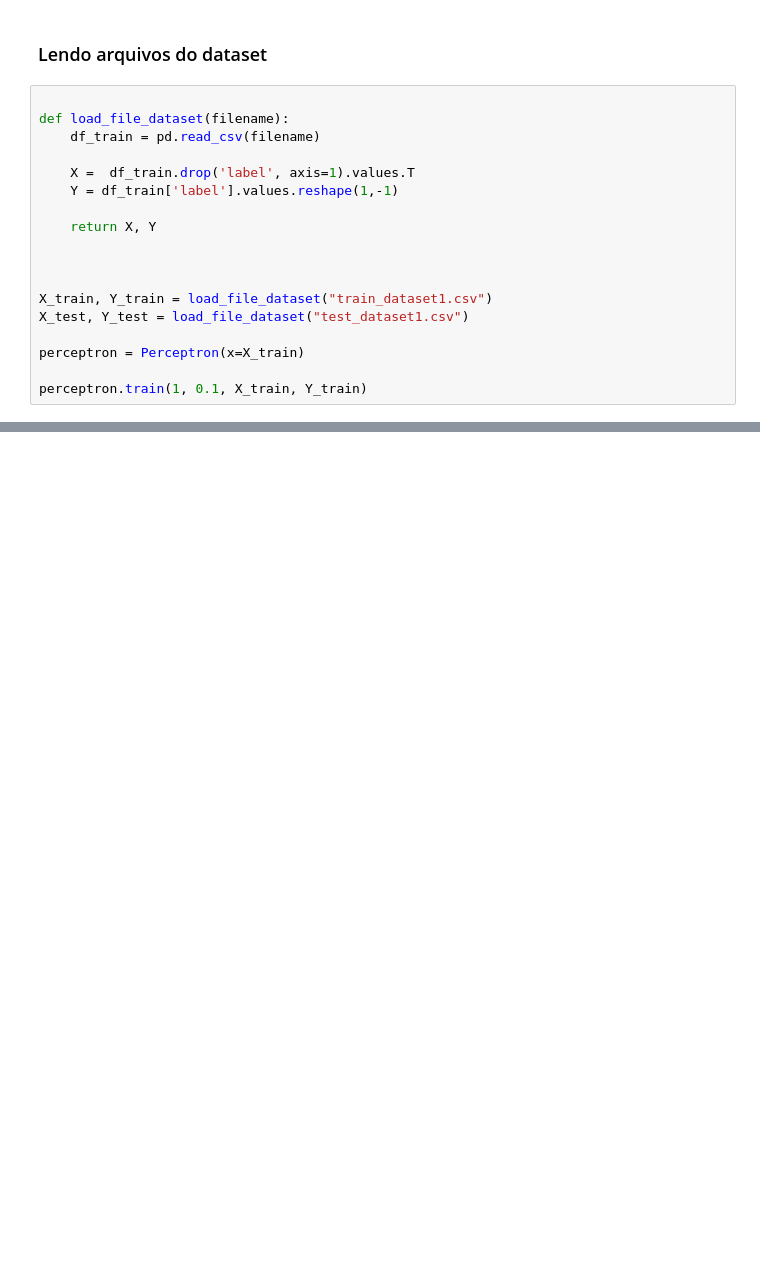
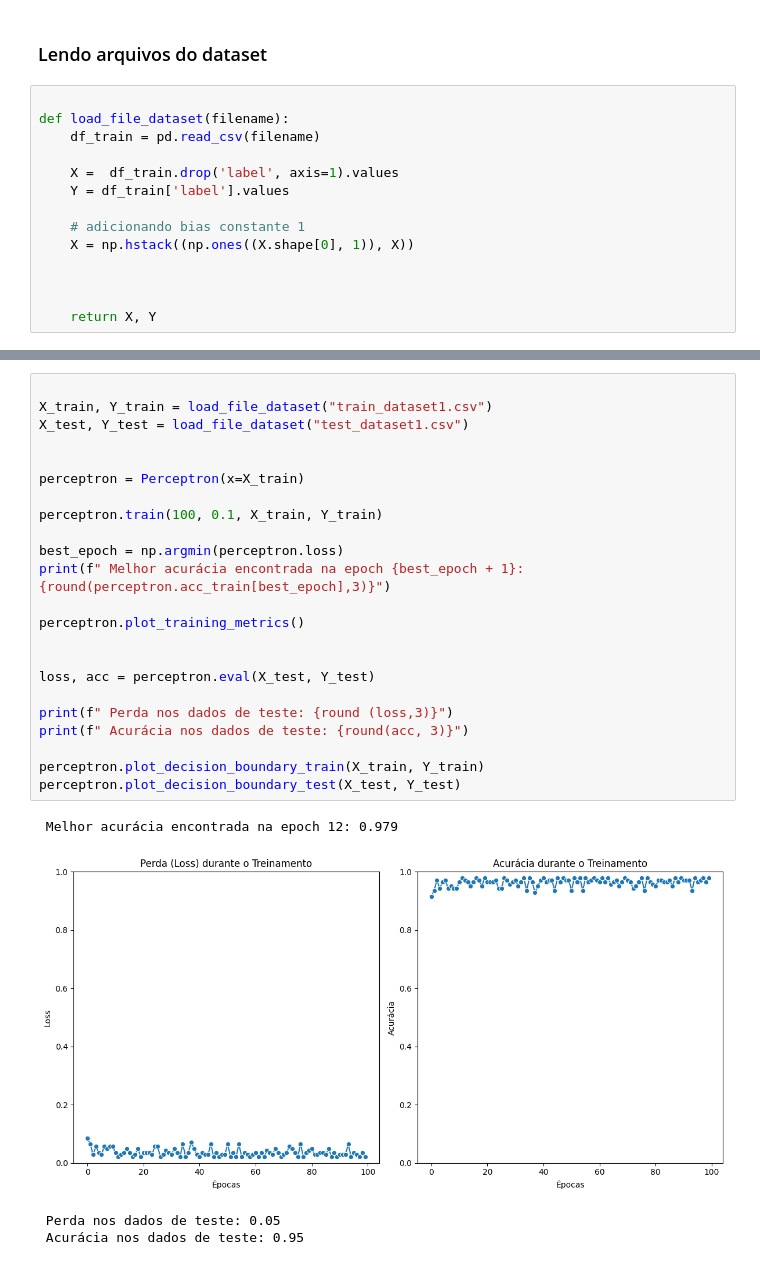
Before and after one commit to WilliamKotoco/university-files, a Jupyter notebook: 7 semester/dnn/perceptron/perceptron.ipynb, the cells around one changed output, grey strips where cells are left out. Drawn from its saved outputs; the diff is of its cells as text; blank space fills up the shorter version.

```diff
--- a/7 semester/dnn/perceptron/perceptron.ipynb
+++ b/7 semester/dnn/perceptron/perceptron.ipynb
@@ -57,16 +202,12 @@ class Perceptron:
 def load_file_dataset(filename):
     df_train = pd.read_csv(filename)
 
-    X =  df_train.drop('label', axis=1).values.T
-    Y = df_train['label'].values.reshape(1,-1)
+    X =  df_train.drop('label', axis=1).values
+    Y = df_train['label'].values
 
-    return X, Y
+    # adicionando bias constante 1
+    X = np.hstack((np.ones((X.shape[0], 1)), X))
 
 
 
-X_train, Y_train = load_file_dataset("train_dataset1.csv")
-X_test, Y_test = load_file_dataset("test_dataset1.csv")
-
-perceptron = Perceptron(x=X_train)
-
-perceptron.train(1, 0.1, X_train, Y_train)
+    return X, Y
@@ -81,0 +218,28 @@ perceptron.train(1, 0.1, X_train, Y_train)
+# %%
+
+X_train, Y_train = load_file_dataset("train_dataset1.csv")
+X_test, Y_test = load_file_dataset("test_dataset1.csv")
+
+
+perceptron = Perceptron(x=X_train)
+
+perceptron.train(100, 0.1, X_train, Y_train)
+
+best_epoch = np.argmin(perceptron.loss)
+print(f" Melhor acurácia encontrada na epoch {best_epoch + 1}: {round(perceptron.acc_train[best_epoch],3)}")
+
+perceptron.plot_training_metrics()
+
+
+loss, acc = perceptron.eval(X_test, Y_test)
+
+print(f" Perda nos dados de teste: {round (loss,3)}")
+print(f" Acurácia nos dados de teste: {round(acc, 3)}")
+
+perceptron.plot_decision_boundary_train(X_train, Y_train)
+perceptron.plot_decision_boundary_test(X_test, Y_test)
+# %% [output]
+ Melhor acurácia encontrada na epoch 12: 0.979
+[figure, added]
+ Perda nos dados de teste: 0.05
+ Acurácia nos dados de teste: 0.95
```
Also changed, not shown: parts of 11 cells of this notebook, 1 other file.
